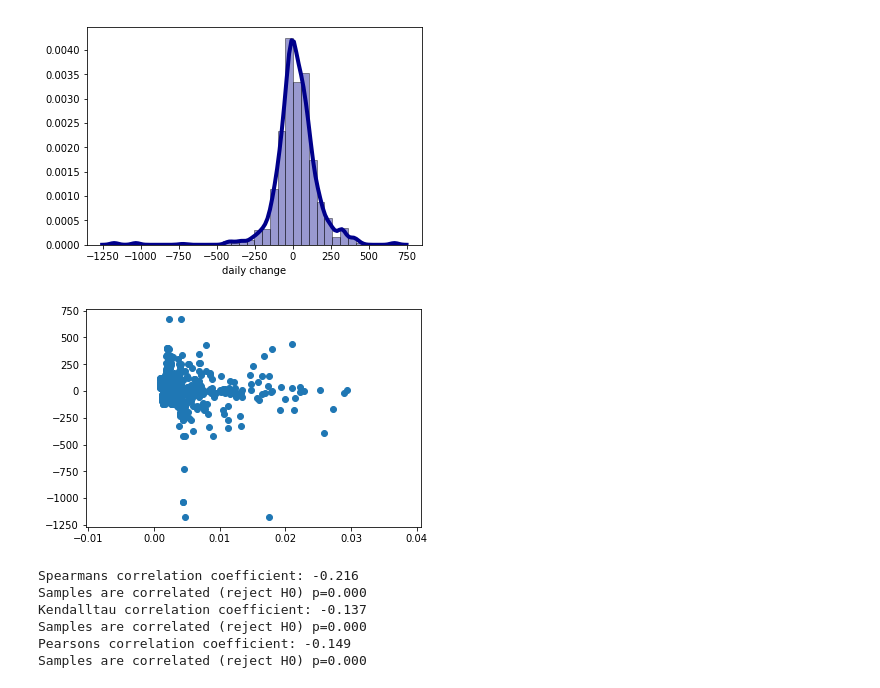
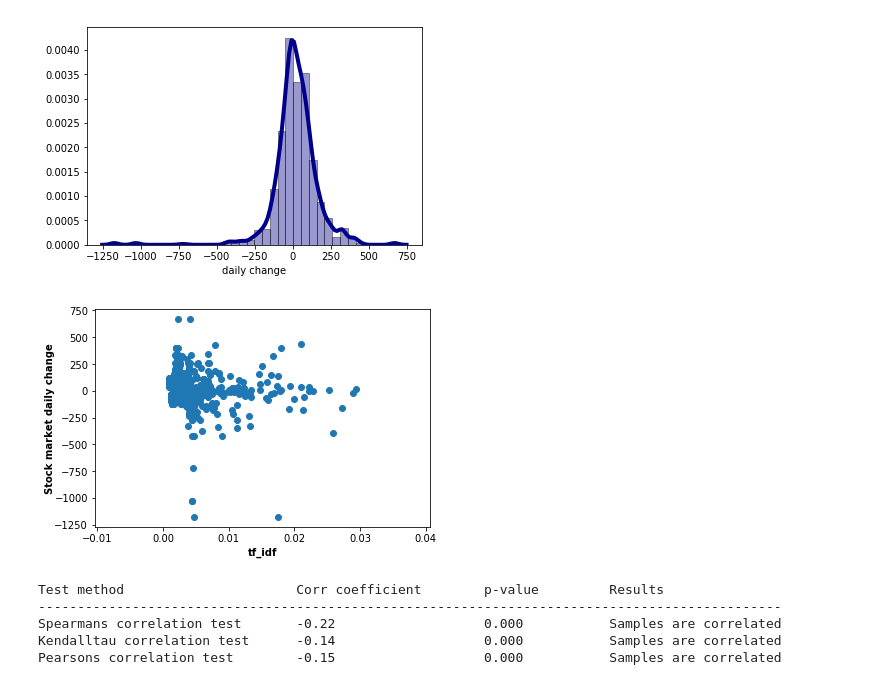
Before and after one commit to vvenla/trumponator, a Jupyter notebook: source/tweets_and_stocks_desc_stat.ipynb, the cells around one changed output. Saved outputs shown, nothing was run; the diff lists cells and outputs as text; code cells hidden in the pictures.

```diff
--- a/source/tweets_and_stocks_desc_stat.ipynb
+++ b/source/tweets_and_stocks_desc_stat.ipynb
@@ -19,22 +19,43 @@ import math
 
 #parameters for selecting data: type in the start date, the latest available date in the data is the end date
 param_start_date='11/08/2016'
+#if param_period is set as after, then selecting the time period after the param_start_date
+#if param_period is set as before, then selecting the time period before the param_start_date for equal number of tweets as after the date
+#if param_period is empty then selecting all the data
+param_period='before'
 # %%
 #read tweets and stock market data
 name_tweets = "tweet_stock_results.json"
 
 with open(name_tweets, "r") as file:
-    tweets_df = pd.read_json(file, orient='index')
-print(tweets_df.columns)
+    tweets_dfxx = pd.read_json(file, orient='index')
+print(tweets_dfxx.columns)
 
-tweets_df.sort_index(inplace=True)
-tweets_df = tweets_df.reset_index(drop=True)
-#tweets_df=tweets_df1.loc[tweets_df1.index<=14]
-print("Number of tweets: ", len(tweets_df))
+tweets_dfxx.sort_index(inplace=True)
+tweets_dfxx = tweets_dfxx.reset_index(drop=True)
 
-#select the data sets based on the param_start_date
-tweets_df=tweets_df.loc[tweets_df["timestamp"] > datetime.strptime(param_start_date, '%m/%d/%Y')]
-print("Number of tweets after the start date: ", len(tweets_df))
+#keep only the tweet data and drop empty rows
+tweets_dataframe=tweets_dfxx[tweets_dfxx["orig changes"].notnull()]
+
+print("Number of tweets: ", len(tweets_dataframe))
+
+if param_period=='':
+    tweets_df=tweets_dataframe
+else:
+
+    #select the data sets based on the param_start_date
+    tweets_dfa=tweets_dataframe.loc[tweets_dataframe["timestamp"] > datetime.strptime(param_start_date, '%m/%d/%Y')]
+    print("Number of tweets after the start date: ", len(tweets_dfa))
+
+    before=len(tweets_dataframe)-2*len(tweets_dfa)-30
+    tweets_dfb=tweets_dataframe.loc[tweets_dataframe.index>before]
+    tweets_dfb=tweets_dfb.loc[tweets_dfb["timestamp"] <= datetime.strptime(param_start_date, '%m/%d/%Y')]
+    print("Number of tweets before the start date: ", len(tweets_dfb))
+
+    if param_period=='after':
+        tweets_df=tweets_dfa
+    if param_period=='before':
+        tweets_df=tweets_dfb
 # %% [output]
 Index(['daily change', 'date', 'difference', 'orig changes', 'orig stock',
        'predicted changes', 'prev stock', 'text', 'timestamp', 'tweet'],
@@ -260,9 +301,11 @@ sns.distplot(tweets_dfbms['daily change'], hist=True, kde=True,
 # %%
 # plotting the data
 pyplot.scatter(tweets_dfbms['tf_idf'],tweets_dfbms['daily change'])
+pyplot.xlabel('tf_idf', fontweight='bold', color = 'black', fontsize='10', horizontalalignment='center')
+pyplot.ylabel('Stock market daily change', fontweight='bold', color = 'black', fontsize='10', verticalalignment='center')
 pyplot.show()
 # %% [output]
-[figure, old version]
+[figure, new version]
 # %%
 #Test of independency for two variables
 #Spearman's and Kendall's Tau Correlation tests can be done also for non-normally distributed variables
@@ -275,23 +318,31 @@ def correlation_test(data1, data2, alpha):
     coef1, p_value1 = spearmanr(data1, data2)
     coef2, p_value2 = kendalltau(data1, data2)
     coef3, p_value3 = pearsonr(data1, data2)
-    test=[['Spearmans',coef1,p_value1], ['Kendalltau',coef2,p_value2], ['Pearsons',coef3,p_value3]]
+    test=[['Spearmans correlation test',coef1,p_value1], ['Kendalltau correlation test',coef2,p_value2],
+          ['Pearsons correlation test',coef3,p_value3]]
+
+    print("Test method                ", '\t', "Corr coefficient", '\t', "p-value", '\t', "Results")
+    print("-----------------------------------------------------------------------------------------------")
 
     for value in test:
-        print(value[0], 'correlation coefficient: %.3f' % value[1])
+        #print(value[0], 'correlation coefficient: %.3f' % value[1])
 
         # interpret the significance
-        if math.fabs(value[2]) > alpha:
-            print('Samples are uncorrelated (fail to reject H0) p=%.3f' % value[2])
+        if value[2] > alpha:
+            #print('Samples are uncorrelated (fail to reject H0) p=%.3f' % value[2])
+            result='Samples are uncorrelated'
+
         else:
-            print('Samples are correlated (reject H0) p=%.3f' % value[2])
+            #print('Samples are correlated (reject H0) p=%.3f' % value[2])
+            result='Samples are correlated'
+
+        print(value[0] , '\t', "%.2f" % value[1], '         ', '\t', "%.3f" % value[2], '       ', '\t', result)
 
 
 correlation_test(tweets_dfbms['tf_idf'],tweets_dfbms['daily change'], 0.05)
 # %% [output]
-Spearmans correlation coefficient: -0.216
-Samples are correlated (reject H0) p=0.000
-Kendalltau correlation coefficient: -0.137
-Samples are correlated (reject H0) p=0.000
-Pearsons correlation coefficient: -0.149
-Samples are correlated (reject H0) p=0.000
+Test method                      Corr coefficient        p-value         Results
+-----------------------------------------------------------------------------------------------
+Spearmans correlation test       -0.22                   0.000           Samples are correlated
+Kendalltau correlation test      -0.14                   0.000           Samples are correlated
+Pearsons correlation test        -0.15                   0.000           Samples are correlated
```
Also changed, not shown: parts of 7 cells of this notebook, 1 other file.
